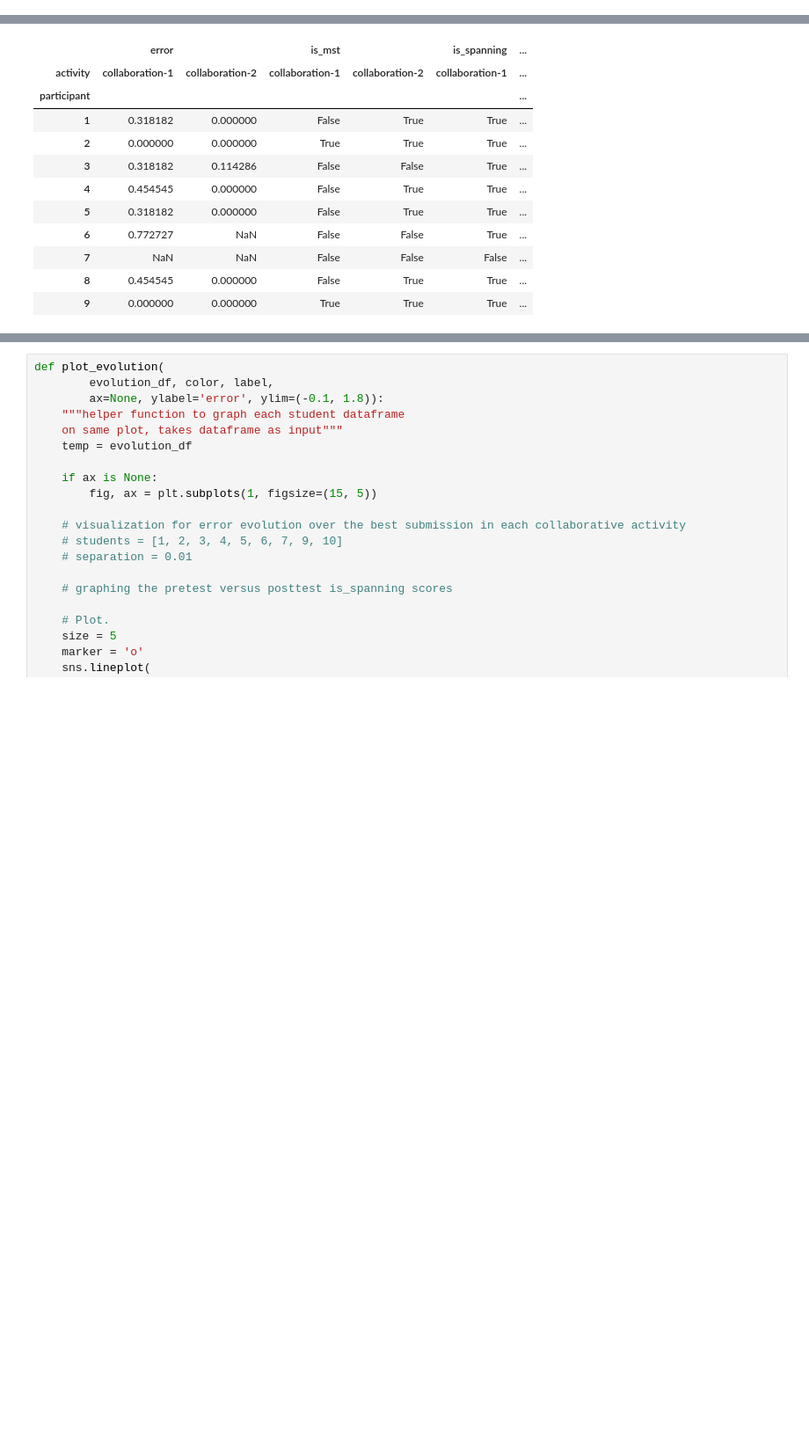
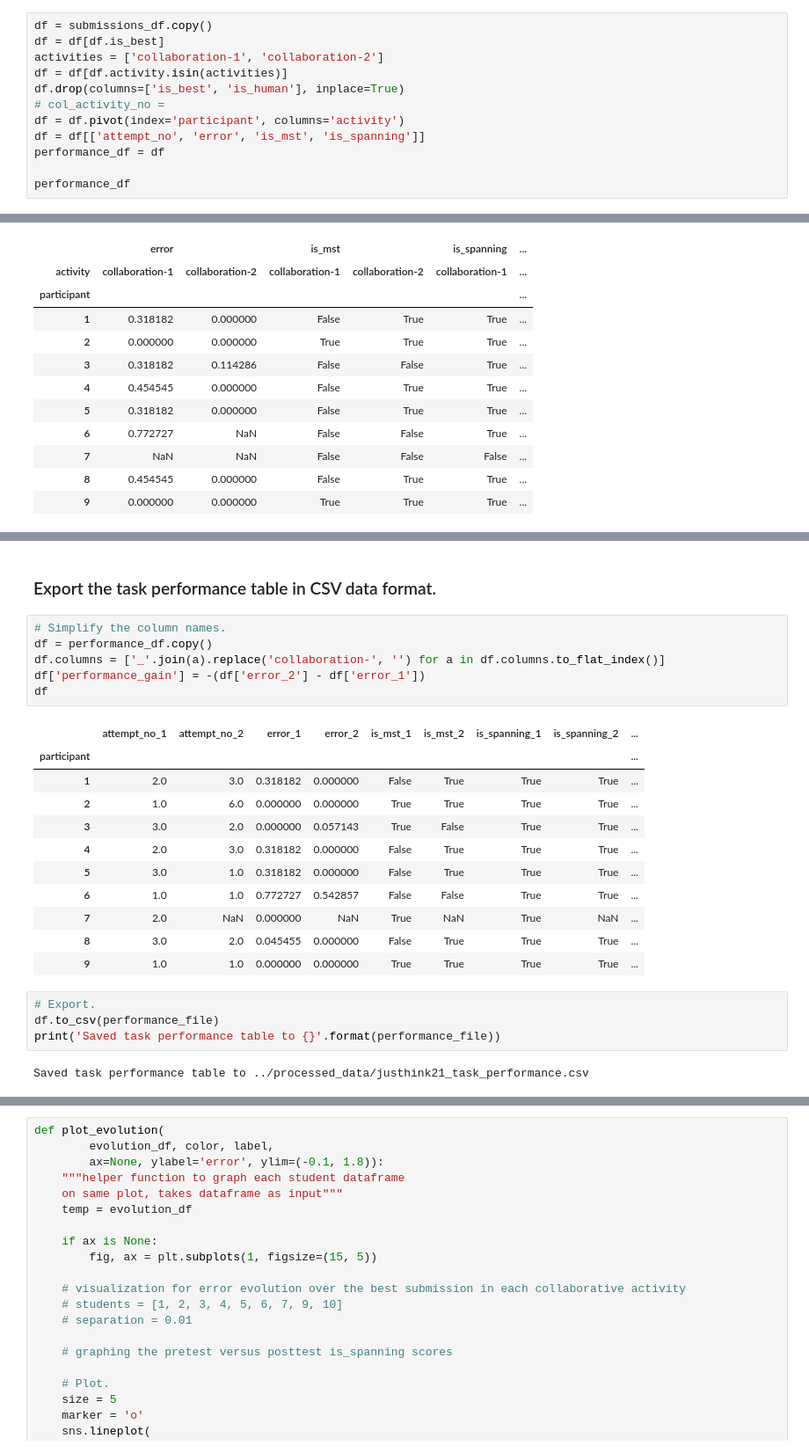
Before and after one commit to utku-norman/justhink-preexp-analysis, a Jupyter notebook: analysis/tools/4_RQ2_analyze_performance_over_time.ipynb, the cells around one changed output, grey strips where cells are left out. Shown: that part at 88% size. Saved outputs shown, nothing was run; the diff lists cells and outputs as text; blank space fills up the shorter version.

```diff
--- a/analysis/tools/4_RQ2_analyze_performance_over_time.ipynb
+++ b/analysis/tools/4_RQ2_analyze_performance_over_time.ipynb
@@ -124,0 +150,12 @@ for p in submissions_df.participant.unique():
+# %%
+df = submissions_df.copy()
+df = df[df.is_best]
+activities = ['collaboration-1', 'collaboration-2']
+df = df[df.activity.isin(activities)]
+df.drop(columns=['is_best', 'is_human'], inplace=True)
+# col_activity_no =
+df = df.pivot(index='participant', columns='activity')
+df = df[['attempt_no', 'error', 'is_mst', 'is_spanning']]
+performance_df = df
+
+performance_df
@@ -267,0 +235,26 @@ plot_firstlast(comp_df, verbose=False)
+# %% [markdown]
+### Export the task performance table in CSV data format.
+# %%
+# Simplify the column names.
+df = performance_df.copy()
+df.columns = ['_'.join(a).replace('collaboration-', '') for a in df.columns.to_flat_index()]
+df['performance_gain'] = -(df['error_2'] - df['error_1'])
+df
+# %% [output]
+|  | attempt_no_1 | attempt_no_2 | error_1 | error_2 | is_mst_1 | is_mst_2 | is_spanning_1 | is_spanning_2 | ... |
+| participant |  |  |  |  |  |  |  |  | ... |
+| 1 | 2.0 | 3.0 | 0.318182 | 0.000000 | False | True | True | True | ... |
+| 2 | 1.0 | 6.0 | 0.000000 | 0.000000 | True | True | True | True | ... |
+| 3 | 3.0 | 2.0 | 0.000000 | 0.057143 | True | False | True | True | ... |
+| 4 | 2.0 | 3.0 | 0.318182 | 0.000000 | False | True | True | True | ... |
+| 5 | 3.0 | 1.0 | 0.318182 | 0.000000 | False | True | True | True | ... |
+| 6 | 1.0 | 1.0 | 0.772727 | 0.542857 | False | False | True | True | ... |
+| 7 | 2.0 | NaN | 0.000000 | NaN | True | NaN | True | NaN | ... |
+| 8 | 3.0 | 2.0 | 0.045455 | 0.000000 | False | True | True | True | ... |
+| 9 | 1.0 | 1.0 | 0.000000 | 0.000000 | True | True | True | True | ... |
+# %%
+# Export.
+df.to_csv(performance_file)
+print('Saved task performance table to {}'.format(performance_file))
+# %% [output]
+Saved task performance table to ../processed_data/justhink21_task_performance.csv
```
Also changed, not shown: parts of 43 cells of this notebook, 16 other files.
